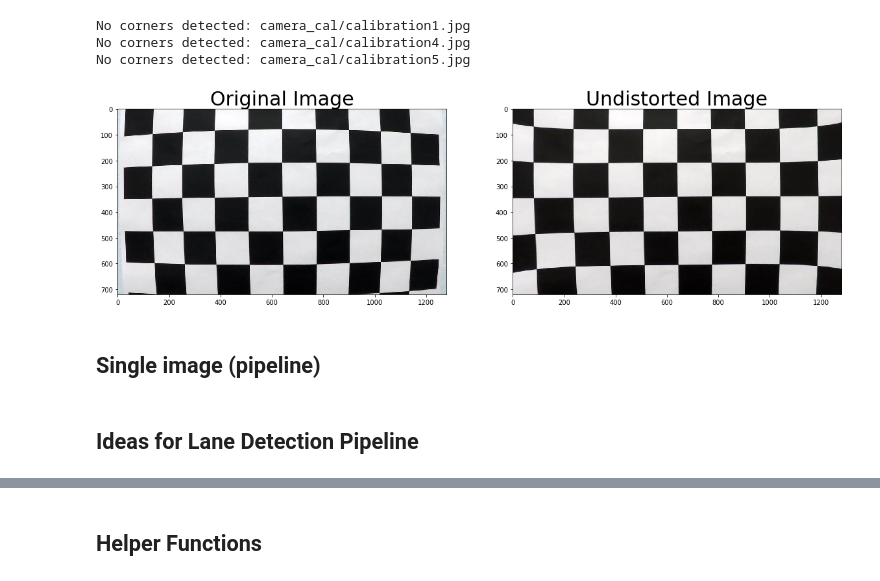
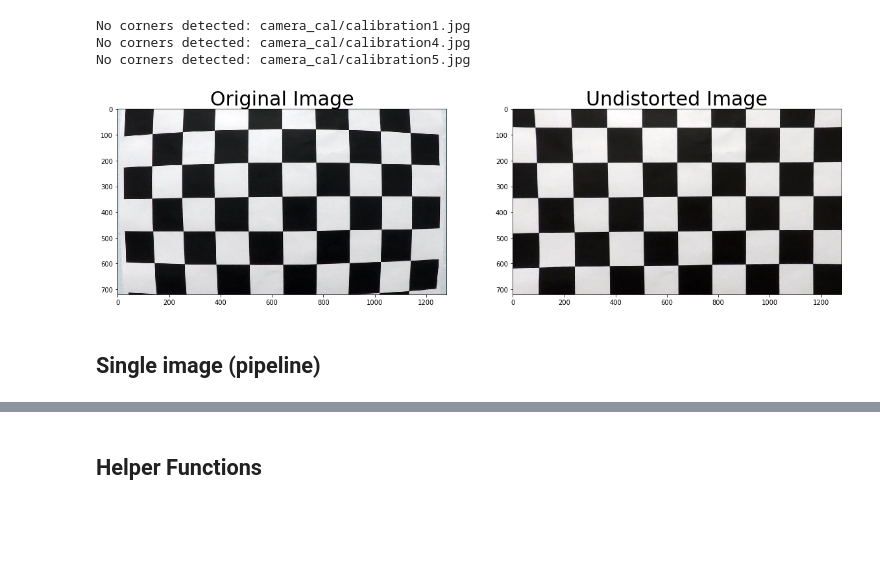
Before and after one commit to RuiyeNi/CarND-Term1-Project4-Advanced-Lane-Finding, a Jupyter notebook: T1P4.ipynb, the cells around one changed output, grey strips where cells are left out. Drawn from its saved outputs; the diff is of its cells as text; code cells hidden in the pictures; blank space fills up the shorter version.

Commit message:
Complete single image processing

```diff
--- a/T1P4.ipynb
+++ b/T1P4.ipynb
@@ -26,13 +26,13 @@ import re
 ### Extract object points and image points for camera calibration.
 # %%
 # prepare object points
-nx = 6 # number of inner points in x
-ny = 9 # number of inner points in y
+nx = 9 # number of inner points in x
+ny = 6 # number of inner points in y
 # nx, ny = 9, 6 also works why?
 
 # prepare object points, like (0, 0, 0), (1, 0, 0), (2, 0, 0) ..., (6, 5, 0)
 objp = np.zeros((nx*ny, 3), np.float32)
-objp[:,:2] = np.mgrid[0:ny, 0:nx].T.reshape(-1, 2)
+objp[:,:2] = np.mgrid[0:nx, 0:ny].T.reshape(-1, 2)
 
 # Arrays to store object points and image points from all the images.
 objpoints = [] #3d points in real world space
@@ -78,42 +78,40 @@ import pickle
 
 # Test undistortion on an image
 img = cv2.imread('camera_cal/calibration1.jpg')
-img_size = (img.shape[1], img.shape[0])
+img_size = (img.shape[0], img.shape[1])
 
 # convert to grayscale
 gray = cv2.cvtColor(img, cv2.COLOR_BGR2GRAY)
 
 # Find chessboard corvers
 ret, corners = cv2.findChessboardCorners(gray, (nx, ny), None)
 
 # Drawing detected corners on an image
 img = cv2.drawChessboardCorners(img, (nx, ny), corners, ret)
 
 
 # Do camera calibration given object points and image points
 ret, mtx, dist, rvecs, tvecs = cv2.calibrateCamera(objpoints, imgpoints, img_size,None,None)
 
 
 dst = cv2.undistort(img, mtx, dist, None, mtx)
 cv2.imwrite('test_undist.jpg',dst)
 cv2.imwrite('test_dis.jpg', img)
 
 # Save the camera calibration result for later use (we won't worry about rvecs / tvecs)
 dist_pickle = {}
 dist_pickle["mtx"] = mtx
 dist_pickle["dist"] = dist
 pickle.dump( dist_pickle, open( "wide_dist_pickle.p", "wb" ) )
 dst = cv2.cvtColor(dst, cv2.COLOR_BGR2RGB)
 # Visualize undistortion
 f, (ax1, ax2) = plt.subplots(1, 2, figsize=(20,10))
 ax1.imshow(img)
 ax1.set_title('Original Image', fontsize=30)
 ax2.imshow(dst)
 ax2.set_title('Undistorted Image', fontsize=30)
 plt.show()
 # %% [output]
-[figure, old version]
+[figure, new version]
 # %% [markdown]
 ## Single image (pipeline)
-# %% [markdown]
-## Ideas for Lane Detection Pipeline
```
Also changed, not shown: parts of 19 cells of this notebook.
